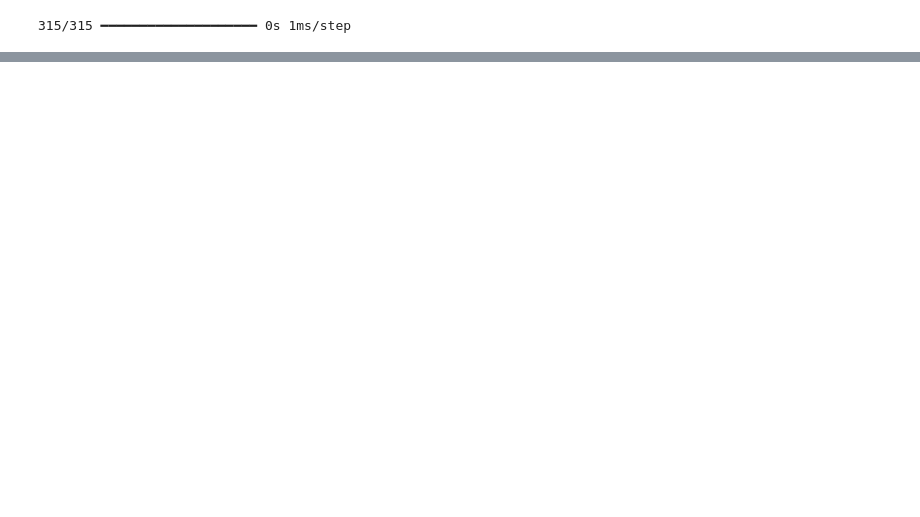
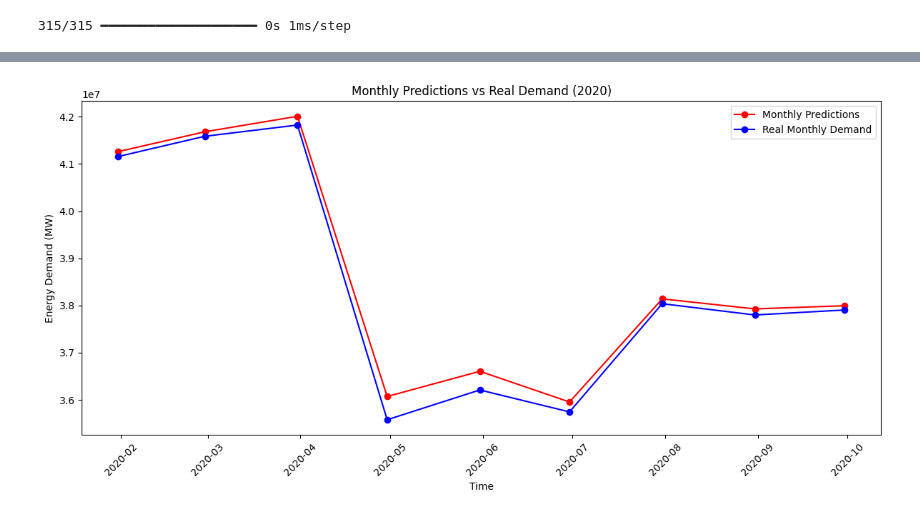
Before and after one commit to spectrox0/master-tfm, a Jupyter notebook: src/notebooks/cnn_model/cnn_model.ipynb, the cells around one changed output, grey strips where cells are left out. Cells and saved outputs as stored; diff of their text form; code cells hidden in the pictures; blank space fills up the shorter version.

```diff
--- a/src/notebooks/cnn_model/cnn_model.ipynb
+++ b/src/notebooks/cnn_model/cnn_model.ipynb
@@ -237,0 +235,33 @@ plt.show()
+# %%
+# 11. Compare monthly predictions with actual demand
+
+# Real demand for 2020
+real_demand_2020 = df_2020[target_column].values[seq_length:]
+# %%
+# Real demand for 2020
+# Create a DataFrame for real monthly demand
+real_demand_2020_df = pd.DataFrame({
+    'utc_timestamp': df_2020.index[seq_length:],  # Since 'utc_timestamp' is now the index
+    'real_demand': real_demand_2020
+})
+# %%
+# Aggregate real demand by month
+real_monthly_demand_2020 = real_demand_2020_df.resample('ME', on='utc_timestamp').sum()
+# %%
+# Plot predictions vs real demand
+plt.figure(figsize=(12, 6))
+plt.plot(monthly_predictions_2020.index, monthly_predictions_2020['predictions'], color='red', marker='o', label='Monthly Predictions')
+plt.plot(real_monthly_demand_2020.index, real_monthly_demand_2020['real_demand'], color='blue', marker='o', label='Real Monthly Demand')
+plt.title('Monthly Predictions vs Real Demand (2020)')
+plt.xlabel('Time')
+plt.ylabel('Energy Demand (MW)')
+plt.legend()
+# Format x-axis to show months
+plt.gca().xaxis.set_major_formatter(mdates.DateFormatter('%Y-%m'))
+plt.gca().xaxis.set_major_locator(mdates.MonthLocator())
+
+plt.xticks(rotation=45)
+plt.tight_layout()
+plt.show()
+# %% [output]
+[figure, added]
```
Also changed, not shown: parts of 10 cells of this notebook, 4 other files.
